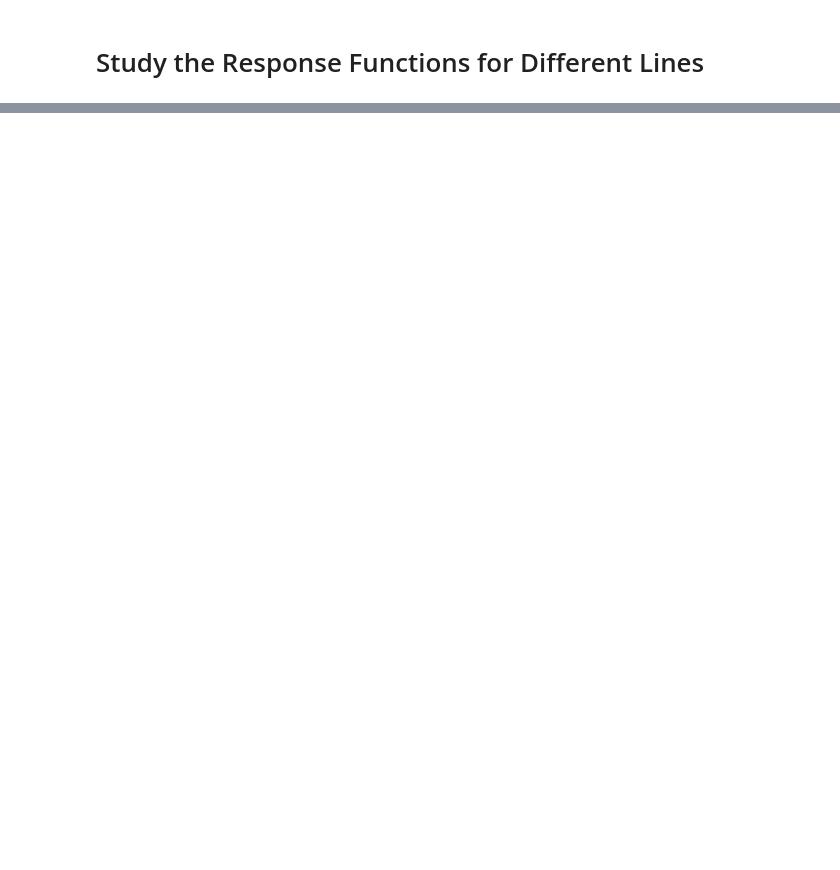
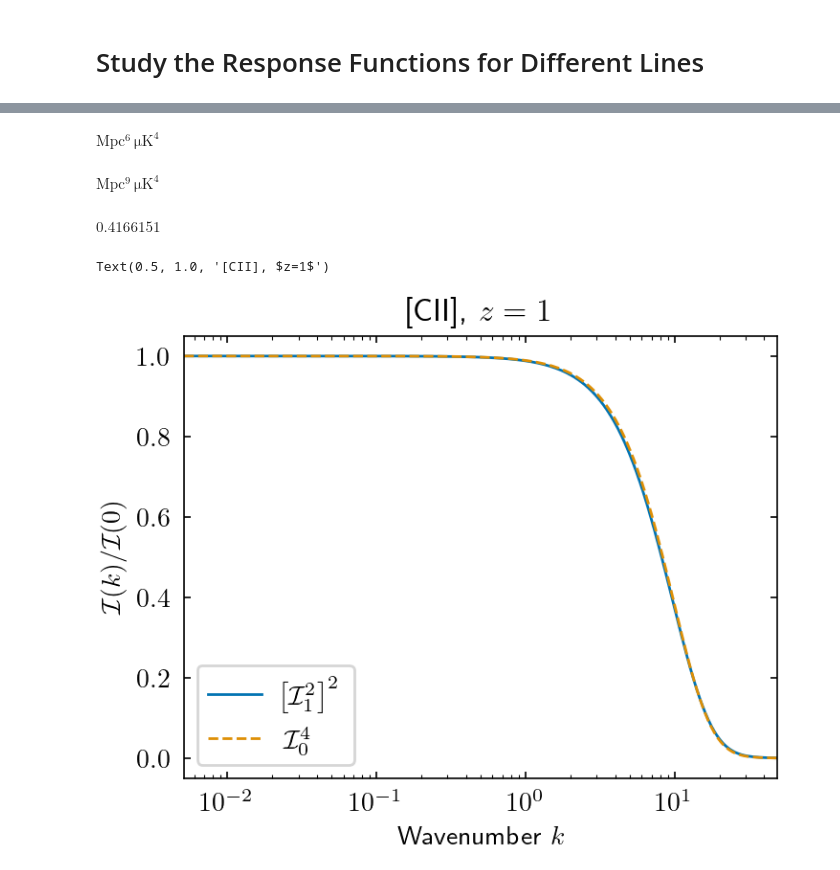
Before and after one commit to Sefa76/SSLimPy, a Jupyter notebook: notebooks/SSLimPy_Demo_Covariances.ipynb, the cells around one changed output, grey strips where cells are left out. Cells and saved outputs as stored; diff of their text form; code cells hidden in the pictures; blank space fills up the shorter version.

```diff
--- a/notebooks/SSLimPy_Demo_Covariances.ipynb
+++ b/notebooks/SSLimPy_Demo_Covariances.ipynb
@@ -50,6 +80,8 @@ settings = {
     "kmin": 1e-4 * u.Mpc**-1,
     "kmax": 50 * u.Mpc**-1,
     "nk": 200,
+    "Smooth_resolution": False,
+    # "nonlinearMatpow": False,
 }
 
 cosmodict={
@@ -72,18 +104,27 @@ halodict={
 # %%
 def get_specs(z, nu):
         nuObs = nu / (z + 1)
-        DeltaDeltanu = 0.05143
+
+        spectrograph_R = 100
+        l = c.c / nuObs
+        dl = l / spectrograph_R
+        dnu = (c.c / dl).to(nuObs.unit)
+
+        dz = 0.5
+        ld = l * (z - dz/2)
+        lu = l * (z + dz/2)
+        Deltanu = (c.c / ld - c.c / lu).to(nuObs.unit)
 
         surveyspecs = {
                 "Tsys_NEFD": 0 * u.uK, #System temperature for instrumental shotnoise
                 "Nfeeds": 19,
                 "tobs": 1300 * u.h,
                 "nD": 1, # Observational parameters
-                "beam_FWHM": 0. * u.arcmin,
+                "beam_FWHM": 33 * u.arcsec,
                 "nu":  nu,
                 "nuObs": nuObs, # Observed Frequency
-                "Delta_nu": DeltaDeltanu * nuObs, # Frequency Bin
-                "dnu": 0. * u.MHz, # Spectrograph resolution
+                "Delta_nu": Deltanu, # Frequency Bin
+                "dnu": dnu, # Spectrograph resolution
                 "Omega_field": 18.64 * u.deg**2, # Angular size of survey
         }
         return surveyspecs
@@ -117,7 +168,38 @@ pobs_CII = myssl.compute(
     myssl.fiducialhaloparams,
     astrodict_CII,
     surveyspecs_CII,
-    pobs_settings={"mu_kind":"gauss", "kmin":5e-3 * u.Mpc**-1},
+    pobs_settings={"mu_kind":"gauss", "kmin":5e-3 * u.Mpc**-1, "nk":200},
     output=["Power spectrum"],
 )["Power spectrum"]
 ssc_CII = scov.SuperSampleCovariance(pobs_CII)
+# %%
+mycosmo = pobs_CII.cosmology
+myastro = pobs_CII.astro
+k = pobs_CII.k
+
+I21 = myastro.Thalo(1, k, p=1, scale=(2,), beta=1)
+I40 = myastro.Thalo(1, k, p=1, scale=(4,), beta=0)
+# %%
+(I21**2).unit
+# %% [output]
+$\mathrm{Mpc^{6}\,\mu K^{4}}$
+# %%
+I40.unit
+# %% [output]
+$\mathrm{Mpc^{9}\,\mu K^{4}}$
+# %%
+myastro.halomodel.Ihalo(1, 1e-3*u.Mpc**-1, p=1, beta=0)
+# %% [output]
+$0.4166151 \; \mathrm{}$
+# %%
+color = iter(Cs)
+
+plt.semilogx(k, (I21/I21[0])**2, c=next(color), label=r"$\left[\mathcal{I}_1^2\right]^2$")
+plt.semilogx(k, I40/I40[0], c=next(color), ls="--", label=r"$\mathcal{I}^4_0$")
+plt.ylabel(r"$\mathcal{I}(k) / \mathcal{I}(0)$")
+plt.xlabel(r"Wavenumber $k$")
+plt.legend()
+plt.title("[CII], $z=1$")
+# %% [output]
+Text(0.5, 1.0, '[CII], $z=1$')
+[figure, added]
```
Also changed, not shown: parts of 38 cells of this notebook, 3 other files.
